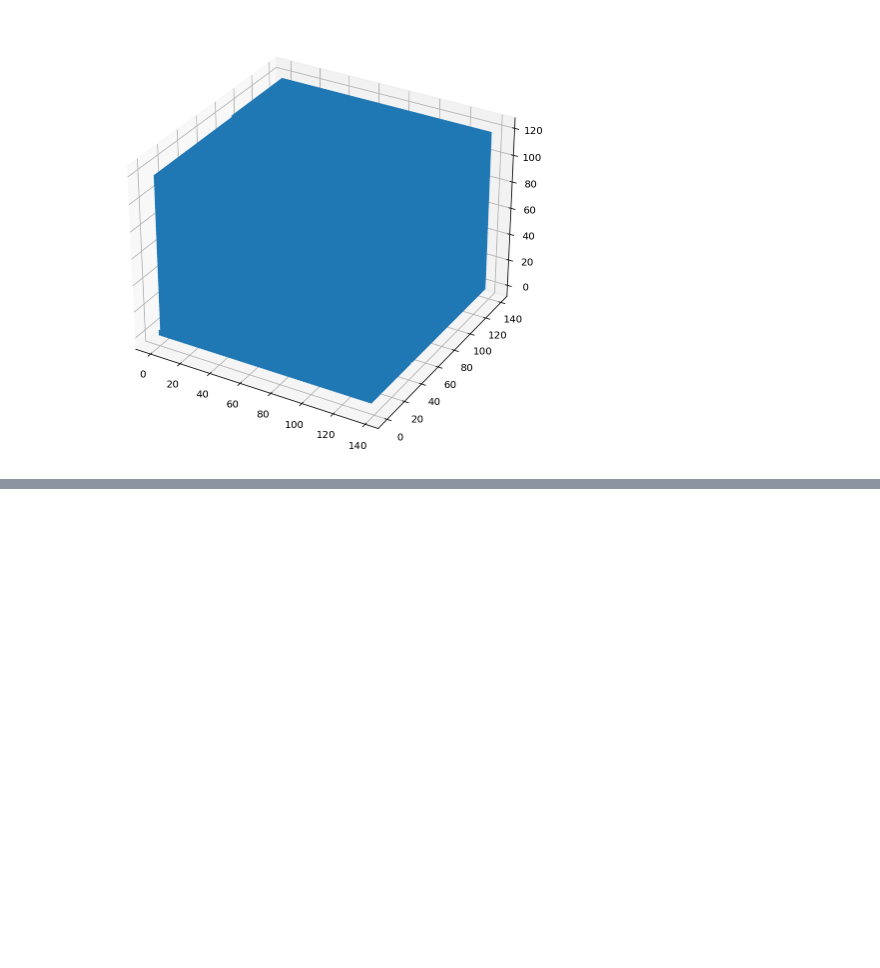
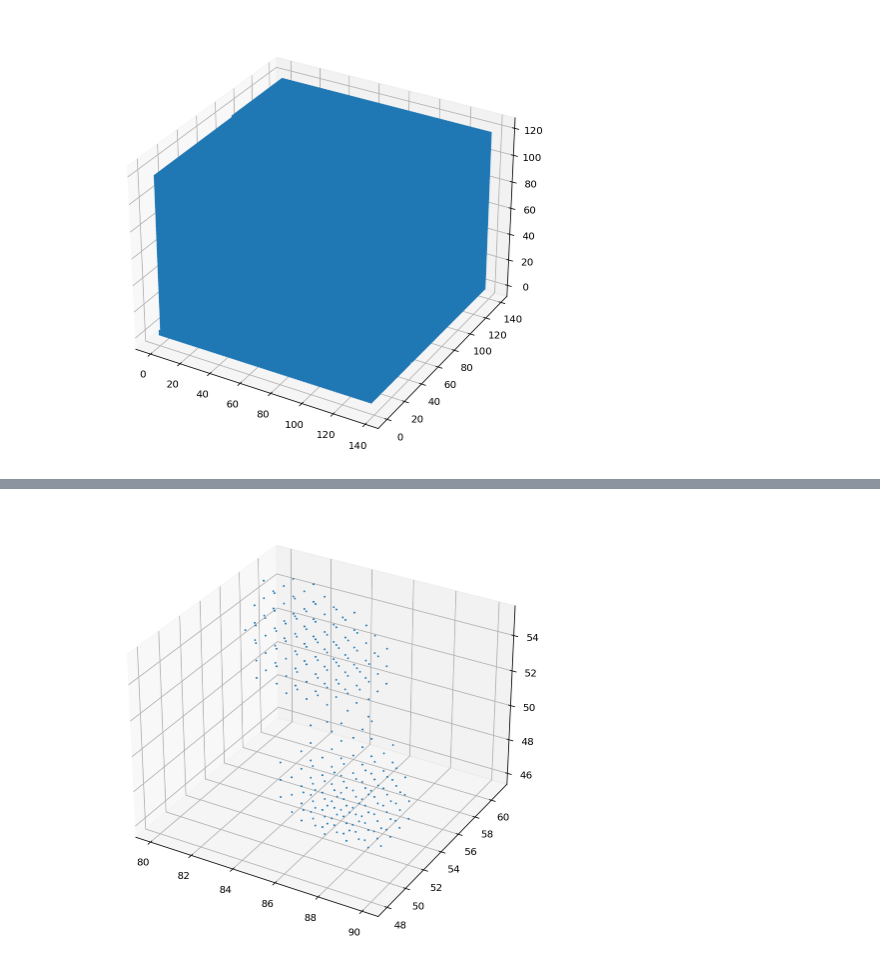
Before and after one commit to MarkusMartinMueller/ML_in_MIP, a Jupyter notebook: develop/markus/testmodel.ipynb, the cells around one changed output, grey strips where cells are left out. Saved outputs shown, nothing was run; the diff lists cells and outputs as text; code cells hidden in the pictures; blank space fills up the shorter version.

```diff
--- a/develop/markus/testmodel.ipynb
+++ b/develop/markus/testmodel.ipynb
@@ -617,2 +665,4 @@ evaluation.draw_mask_3d(uni[3])
 # %%
-evaluation.draw_mask_3d(uni_labels[3])
+evaluation.draw_mask_3d(uni_labels[3],markersize=0.8)
+# %% [output]
+[figure, added]
```
Also changed, not shown: parts of 17 cells of this notebook, 2 other files.
